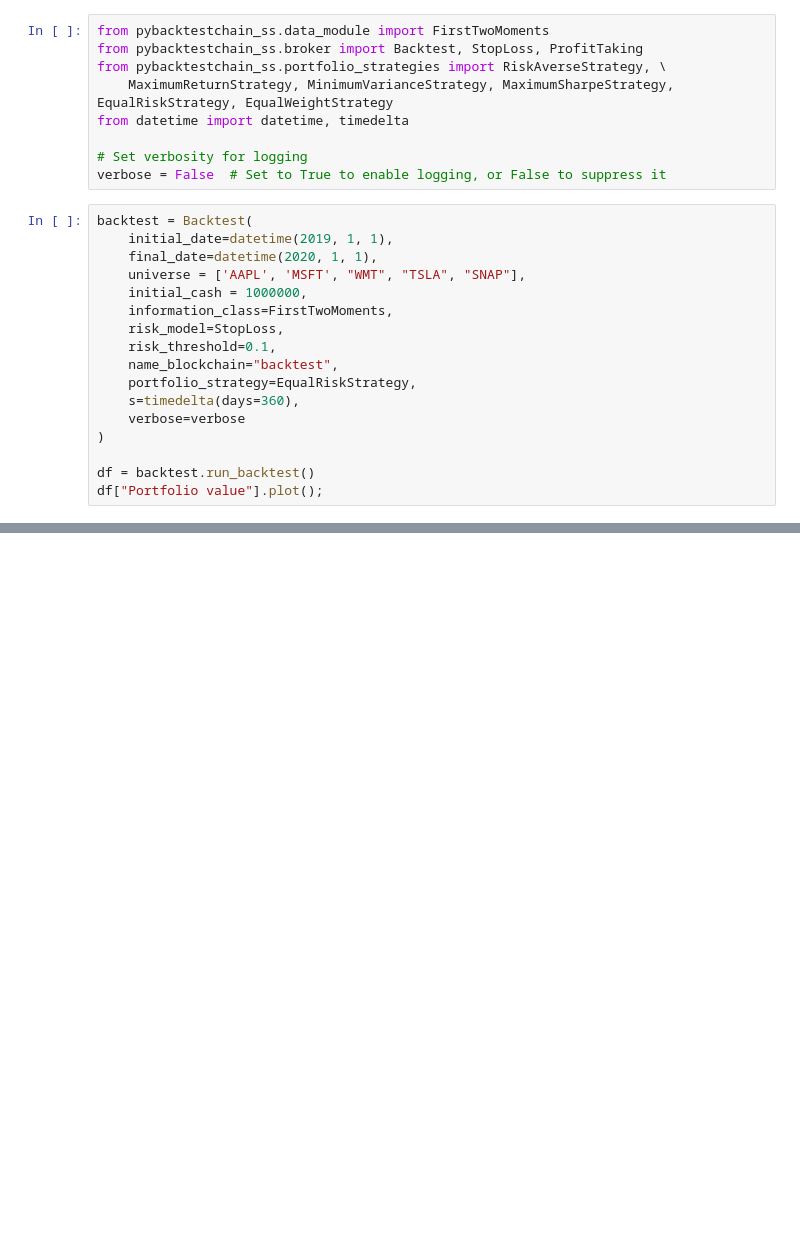
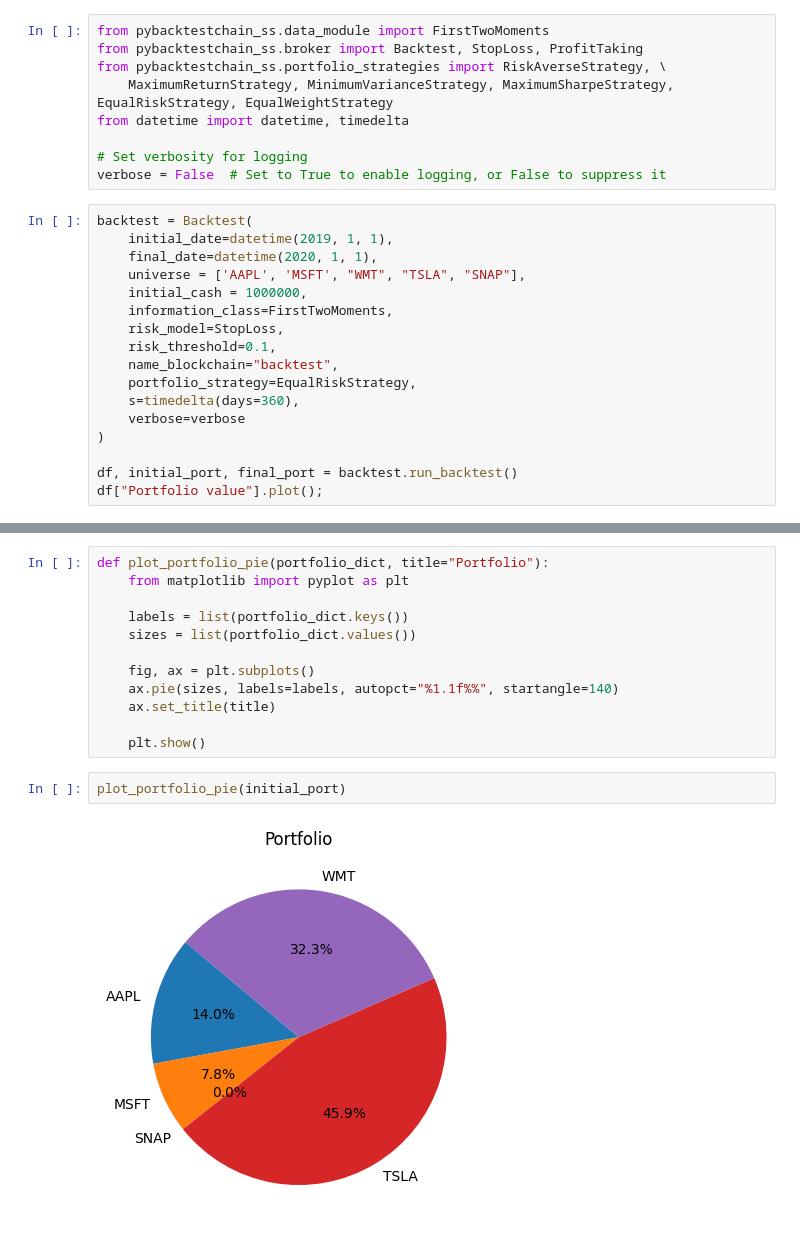
Before and after one commit to salonensamuli/pybacktestchain_ss, a Jupyter notebook: src/pybacktestchain_ss/test_notebook.ipynb, the cells around one changed output, grey strips where cells are left out. Saved outputs shown, nothing was run; the diff lists cells and outputs as text; blank space fills up the shorter version.

Commit message:
feat(streamlit): added new plots for portfolio compositions. Also made backtesting code a bit easier to read by reducing duplicate coding.

```diff
--- a/src/pybacktestchain_ss/test_notebook.ipynb
+++ b/src/pybacktestchain_ss/test_notebook.ipynb
@@ -22,7 +22,7 @@ backtest = Backtest(
     verbose=verbose
 )
 
-df = backtest.run_backtest()
+df, initial_port, final_port = backtest.run_backtest()
 df["Portfolio value"].plot();
 # %% [output]
 INFO:root:Running backtest from 2019-01-01 00:00:00 to 2020-01-01 00:00:00.
@@ -45 +45,17 @@ INFO:root:Backtest completed. Final portfolio value: 1522647.9378151894
 [figure]
+# %%
+def plot_portfolio_pie(portfolio_dict, title="Portfolio"):
+    from matplotlib import pyplot as plt
+
+    labels = list(portfolio_dict.keys())
+    sizes = list(portfolio_dict.values())
+
+    fig, ax = plt.subplots()
+    ax.pie(sizes, labels=labels, autopct="%1.1f%%", startangle=140)
+    ax.set_title(title)
+
+    plt.show()
+# %%
+plot_portfolio_pie(initial_port)
+# %% [output]
+[figure, added]
```
Also changed, not shown: parts of 3 cells of this notebook, 5 other files.
